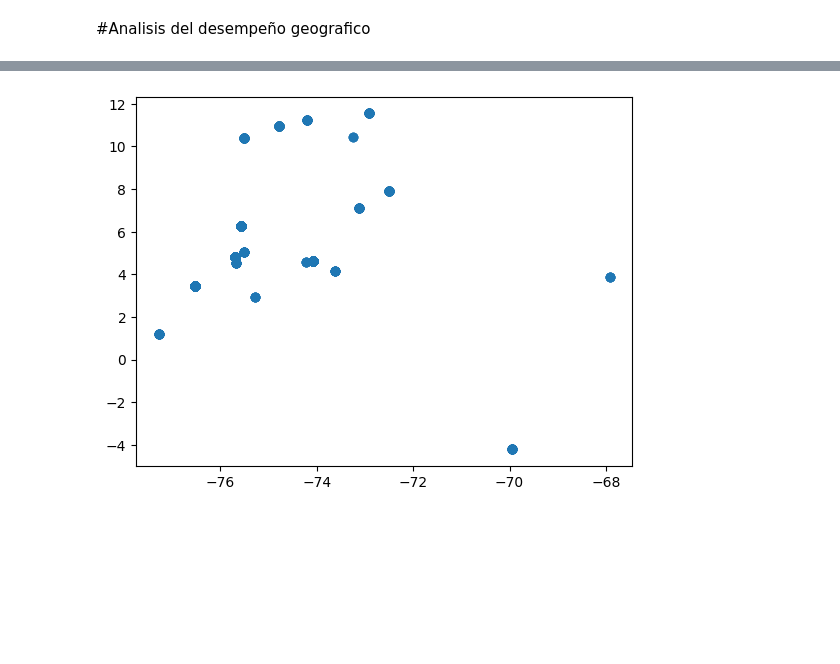
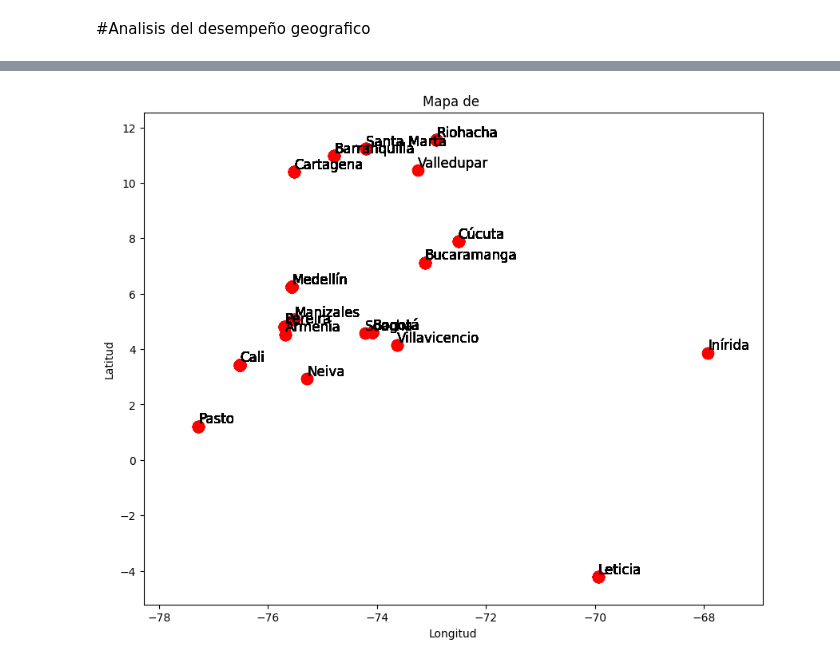
Before and after one commit to veterydaisy/AluraStore, a Jupyter notebook: AluraStoreLatam.ipynb, the cells around one changed output, grey strips where cells are left out. Cells and saved outputs as stored; diff of their text form; code cells hidden in the pictures; blank space fills up the shorter version.

Commit message:
Se creó con Colab. creando el mapa con nombres para la tienda 1

```diff
--- a/AluraStoreLatam.ipynb
+++ b/AluraStoreLatam.ipynb
@@ -361,6 +361,14 @@ print(lon_tienda_1)
 
 ciudades_tienda_1 = tienda['Lugar de Compra'].tolist()
 print(ciudades_tienda_1)
+
+#datos en un df
+data_tienda_1 = {'Ciudad': ciudades_tienda_1,
+        'Latitud': lat_tienda_1,
+        'Longitud': lon_tienda_1}
+
+df_tienda_1 = pd.DataFrame(data_tienda_1)
+print(df_tienda_1)
 # %% [output]
 [4.60971, 6.25184, 10.39972, 3.43722, 6.25184, 3.43722, 4.60971, 11.24079, 4.60971, 4.60971, 4.60971, 10.39972, 6.25184, 4.81333, 4.60971, 3.43722, 6.25184, 11.24079, 4.60971, 6.25184, 3.43722, 4.6097 ...
 [-74.08175, -75.56359, -75.51444, -76.5225, -75.56359, -76.5225, -74.08175, -74.19904, -74.08175, -74.08175, -74.08175, -75.51444, -75.56359, -75.69611, -74.08175, -76.5225, -75.56359, -74.19904, -74. ...
@@ -370,6 +393,19 @@ print(ciudades_tienda_1)
 import numpy as np
-# %%
-plt.scatter(lon_tienda_1, lat_tienda_1)
-plt.show()
-# %% [output]
-[figure, removed]
+# %%
+# Crear el mapa
+fig, ax = plt.subplots(figsize=(10, 8))
+
+# Configurar el mapa base (puedes usar diferentes bibliotecas como Cartopy o GeoPandas para mapas más avanzados)
+# Aquí se usa un mapa simple con límites definidos por los datos
+ax.set_xlim(df_tienda_1['Longitud'].min() - 1, df_tienda_1['Longitud'].max() + 1)
+ax.set_ylim(df_tienda_1['Latitud'].min() - 1, df_tienda_1['Latitud'].max() + 1)
+ax.set_xlabel("Longitud")
+ax.set_ylabel("Latitud")
+ax.set_title("Mapa de ")
+
+# Agregar los marcadores
+for index, row in df_tienda_1.iterrows():
+    ax.plot(row['Longitud'], row['Latitud'], 'ro', markersize=10)  # 'ro' para puntos rojos
+    ax.text(row['Longitud'], row['Latitud'], row['Ciudad'], fontsize=12, ha='left', va='bottom')
+# %% [output]
+[figure, added]
```
Also changed, not shown: parts of 2 cells of this notebook.
